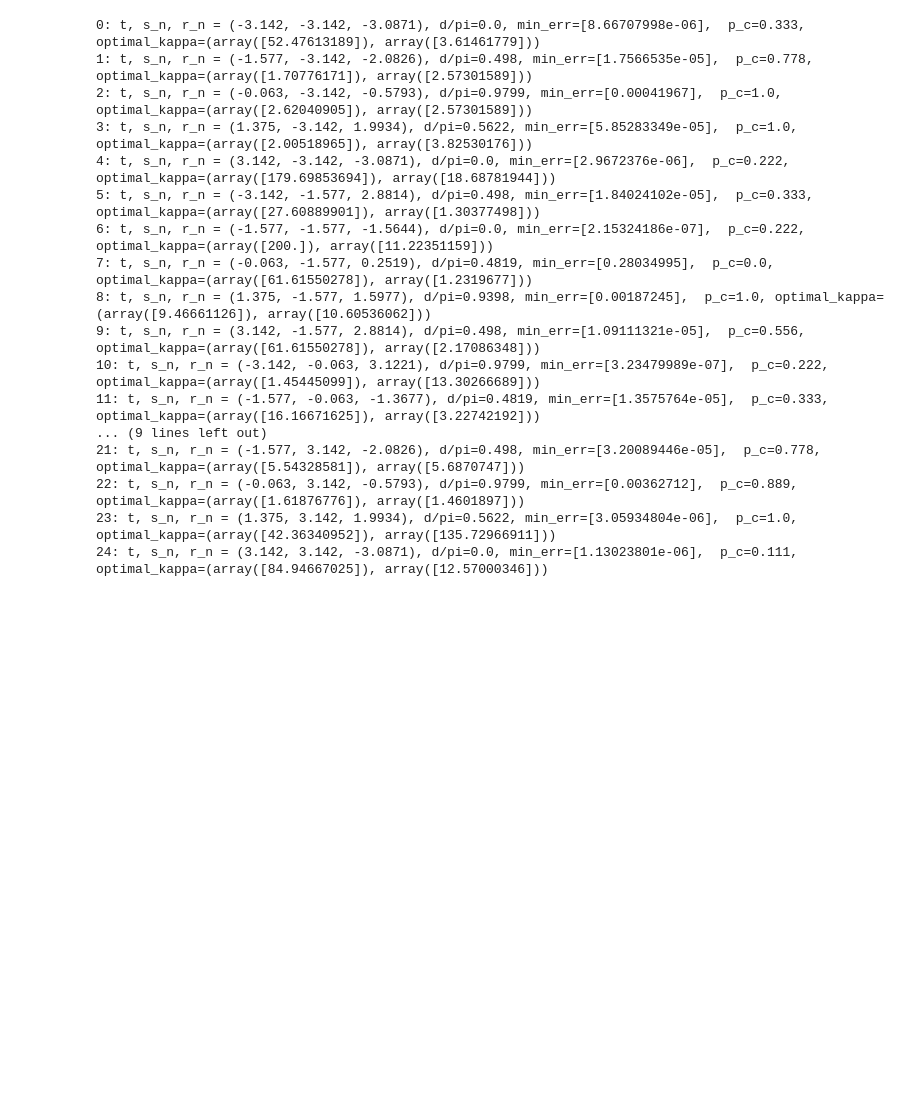
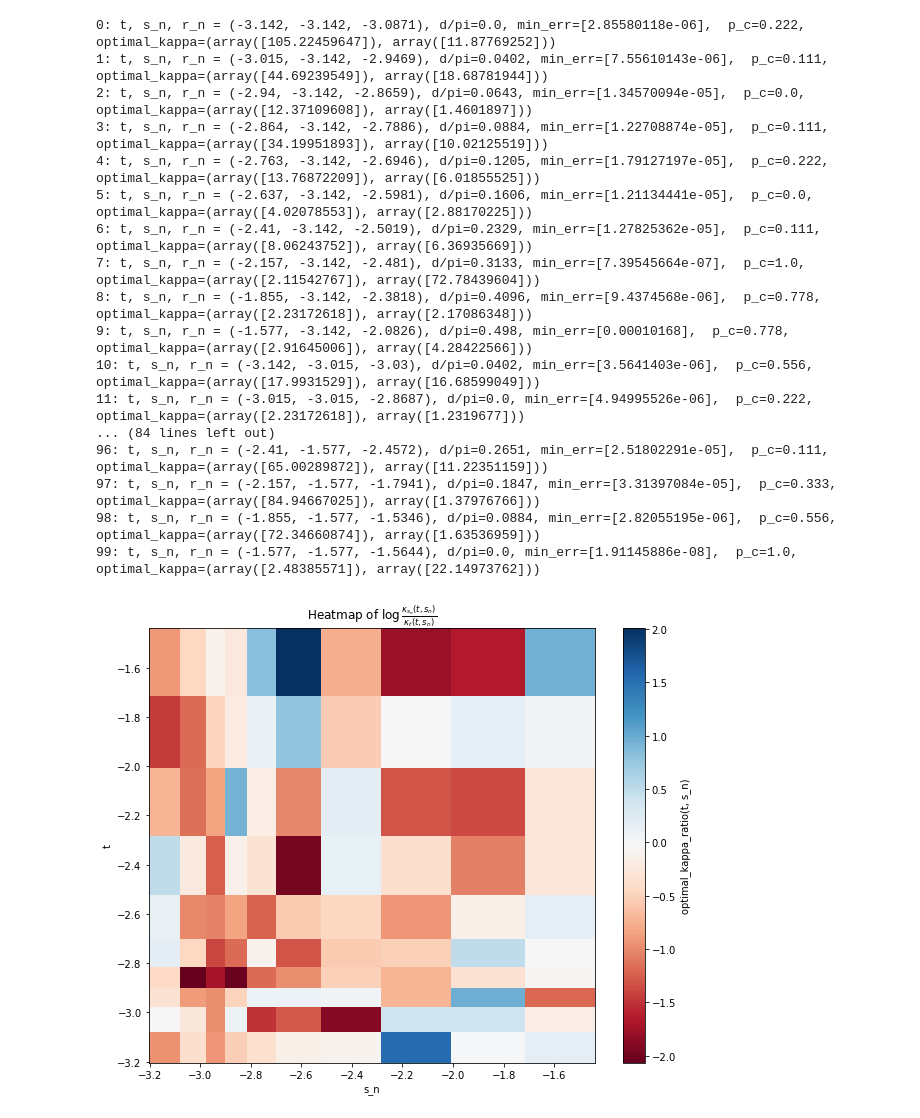
Before and after one commit to ak47na/multisensory_causal_inference, a Jupyter notebook: fits_analysis.ipynb, the cells around one changed output. Cells and saved outputs as stored; diff of their text form; code cells hidden in the pictures; blank space fills up the shorter version.

```diff
--- a/fits_analysis.ipynb
+++ b/fits_analysis.ipynb
@@ -48,24 +55,38 @@ plt.show()
 # %%
 err_mat = np.zeros_like(s_ns)
+optimal_kappa_pairs_arr = np.zeros((*s_ns.shape, 2))
 for key in min_error_for_idx_pc:
     if min_error_for_idx_pc[key] == min_error_for_idx[key[0]]:
         err_mat[int(key[0])] = min_error_for_idx[key[0]]
+        optimal_kappa_pairs_arr[int(key[0]), :] = np.array(optimal_kappa_pairs[key]).reshape(2,)
         print(f'{key[0]}: t, s_n, r_n = {np.round(s_ns[key[0]], 3), np.round(ts[key[0]], 3), np.round(r_ns[key[0]], 4)}, d/pi={np.round(utils.circular_dist(s_ns[key[0]], ts[key[0]]) / np.pi, 4)}, min_err={min_error_for_idx_pc[key]},  p_c={np.round(key[1], 3)}, optimal_kappa={optimal_kappa_pairs[key]}')
 # %% [output]
-0: t, s_n, r_n = (-3.142, -3.142, -3.0871), d/pi=0.0, min_err=[8.66707998e-06],  p_c=0.333, optimal_kappa=(array([52.47613189]), array([3.61461779]))
-1: t, s_n, r_n = (-1.577, -3.142, -2.0826), d/pi=0.498, min_err=[1.7566535e-05],  p_c=0.778, optimal_kappa=(array([1.70776171]), array([2.57301589]))
-2: t, s_n, r_n = (-0.063, -3.142, -0.5793), d/pi=0.9799, min_err=[0.00041967],  p_c=1.0, optimal_kappa=(array([2.62040905]), array([2.57301589]))
-3: t, s_n, r_n = (1.375, -3.142, 1.9934), d/pi=0.5622, min_err=[5.85283349e-05],  p_c=1.0, optimal_kappa=(array([2.00518965]), array([3.82530176]))
-4: t, s_n, r_n = (3.142, -3.142, -3.0871), d/pi=0.0, min_err=[2.9672376e-06],  p_c=0.222, optimal_kappa=(array([179.69853694]), array([18.68781944]))
-5: t, s_n, r_n = (-3.142, -1.577, 2.8814), d/pi=0.498, min_err=[1.84024102e-05],  p_c=0.333, optimal_kappa=(array([27.60889901]), array([1.30377498]))
-6: t, s_n, r_n = (-1.577, -1.577, -1.5644), d/pi=0.0, min_err=[2.15324186e-07],  p_c=0.222, optimal_kappa=(array([200.]), array([11.22351159]))
-7: t, s_n, r_n = (-0.063, -1.577, 0.2519), d/pi=0.4819, min_err=[0.28034995],  p_c=0.0, optimal_kappa=(array([61.61550278]), array([1.2319677]))
-8: t, s_n, r_n = (1.375, -1.577, 1.5977), d/pi=0.9398, min_err=[0.00187245],  p_c=1.0, optimal_kappa=(array([9.46661126]), array([10.60536062]))
-9: t, s_n, r_n = (3.142, -1.577, 2.8814), d/pi=0.498, min_err=[1.09111321e-05],  p_c=0.556, optimal_kappa=(array([61.61550278]), array([2.17086348]))
-10: t, s_n, r_n = (-3.142, -0.063, 3.1221), d/pi=0.9799, min_err=[3.23479989e-07],  p_c=0.222, optimal_kappa=(array([1.45445099]), array([13.30266689]))
-11: t, s_n, r_n = (-1.577, -0.063, -1.3677), d/pi=0.4819, min_err=[1.3575764e-05],  p_c=0.333, optimal_kappa=(array([16.16671625]), array([3.22742192]))
-... (9 lines left out)
-21: t, s_n, r_n = (-1.577, 3.142, -2.0826), d/pi=0.498, min_err=[3.20089446e-05],  p_c=0.778, optimal_kappa=(array([5.54328581]), array([5.6870747]))
-22: t, s_n, r_n = (-0.063, 3.142, -0.5793), d/pi=0.9799, min_err=[0.00362712],  p_c=0.889, optimal_kappa=(array([1.61876776]), array([1.4601897]))
-23: t, s_n, r_n = (1.375, 3.142, 1.9934), d/pi=0.5622, min_err=[3.05934804e-06],  p_c=1.0, optimal_kappa=(array([42.36340952]), array([135.72966911]))
-24: t, s_n, r_n = (3.142, 3.142, -3.0871), d/pi=0.0, min_err=[1.13023801e-06],  p_c=0.111, optimal_kappa=(array([84.94667025]), array([12.57000346]))
+0: t, s_n, r_n = (-3.142, -3.142, -3.0871), d/pi=0.0, min_err=[2.85580118e-06],  p_c=0.222, optimal_kappa=(array([105.22459647]), array([11.87769252]))
+1: t, s_n, r_n = (-3.015, -3.142, -2.9469), d/pi=0.0402, min_err=[7.55610143e-06],  p_c=0.111, optimal_kappa=(array([44.69239549]), array([18.68781944]))
+2: t, s_n, r_n = (-2.94, -3.142, -2.8659), d/pi=0.0643, min_err=[1.34570094e-05],  p_c=0.0, optimal_kappa=(array([12.37109608]), array([1.4601897]))
+3: t, s_n, r_n = (-2.864, -3.142, -2.7886), d/pi=0.0884, min_err=[1.22708874e-05],  p_c=0.111, optimal_kappa=(array([34.19951893]), array([10.02125519]))
+4: t, s_n, r_n = (-2.763, -3.142, -2.6946), d/pi=0.1205, min_err=[1.79127197e-05],  p_c=0.222, optimal_kappa=(array([13.76872209]), array([6.01855525]))
+5: t, s_n, r_n = (-2.637, -3.142, -2.5981), d/pi=0.1606, min_err=[1.21134441e-05],  p_c=0.0, optimal_kappa=(array([4.02078553]), array([2.88170225]))
+6: t, s_n, r_n = (-2.41, -3.142, -2.5019), d/pi=0.2329, min_err=[1.27825362e-05],  p_c=0.111, optimal_kappa=(array([8.06243752]), array([6.36935669]))
+7: t, s_n, r_n = (-2.157, -3.142, -2.481), d/pi=0.3133, min_err=[7.39545664e-07],  p_c=1.0, optimal_kappa=(array([2.11542767]), array([72.78439604]))
+8: t, s_n, r_n = (-1.855, -3.142, -2.3818), d/pi=0.4096, min_err=[9.4374568e-06],  p_c=0.778, optimal_kappa=(array([2.23172618]), array([2.17086348]))
+9: t, s_n, r_n = (-1.577, -3.142, -2.0826), d/pi=0.498, min_err=[0.00010168],  p_c=0.778, optimal_kappa=(array([2.91645006]), array([4.28422566]))
+10: t, s_n, r_n = (-3.142, -3.015, -3.03), d/pi=0.0402, min_err=[3.5641403e-06],  p_c=0.556, optimal_kappa=(array([17.9931529]), array([16.68599049]))
+11: t, s_n, r_n = (-3.015, -3.015, -2.8687), d/pi=0.0, min_err=[4.94995526e-06],  p_c=0.222, optimal_kappa=(array([2.23172618]), array([1.2319677]))
+... (84 lines left out)
+96: t, s_n, r_n = (-2.41, -1.577, -2.4572), d/pi=0.2651, min_err=[2.51802291e-05],  p_c=0.111, optimal_kappa=(array([65.00289872]), array([11.22351159]))
+97: t, s_n, r_n = (-2.157, -1.577, -1.7941), d/pi=0.1847, min_err=[3.31397084e-05],  p_c=0.333, optimal_kappa=(array([84.94667025]), array([1.37976766]))
+98: t, s_n, r_n = (-1.855, -1.577, -1.5346), d/pi=0.0884, min_err=[2.82055195e-06],  p_c=0.556, optimal_kappa=(array([72.34660874]), array([1.63536959]))
+99: t, s_n, r_n = (-1.577, -1.577, -1.5644), d/pi=0.0, min_err=[1.91145886e-08],  p_c=1.0, optimal_kappa=(array([2.48385571]), array([22.14973762]))
+# %%
+optimal_kappa_ratio = optimal_kappa_pairs_arr[:, 1] / optimal_kappa_pairs_arr[:, 0]
+plt.figure(figsize=(10, 8))
+plt.pcolormesh(s_ns.reshape((grid_dim, grid_dim)), ts.reshape((grid_dim, grid_dim)),
+               np.log10(optimal_kappa_ratio.reshape((grid_dim, grid_dim))), shading='auto', cmap='RdBu')
+plt.colorbar(label='optimal_kappa_ratio(t, s_n)')
+plt.xlabel('s_n')
+plt.ylabel('t')
+plt.title('Heatmap of $\log{\\frac{\kappa_{s_n}(t, s_n)}{\kappa_{t}(t, s_n)}}$')
+plt.show()
+# %% [output]
+[figure, added]
```
Also changed, not shown: parts of 6 cells of this notebook.
